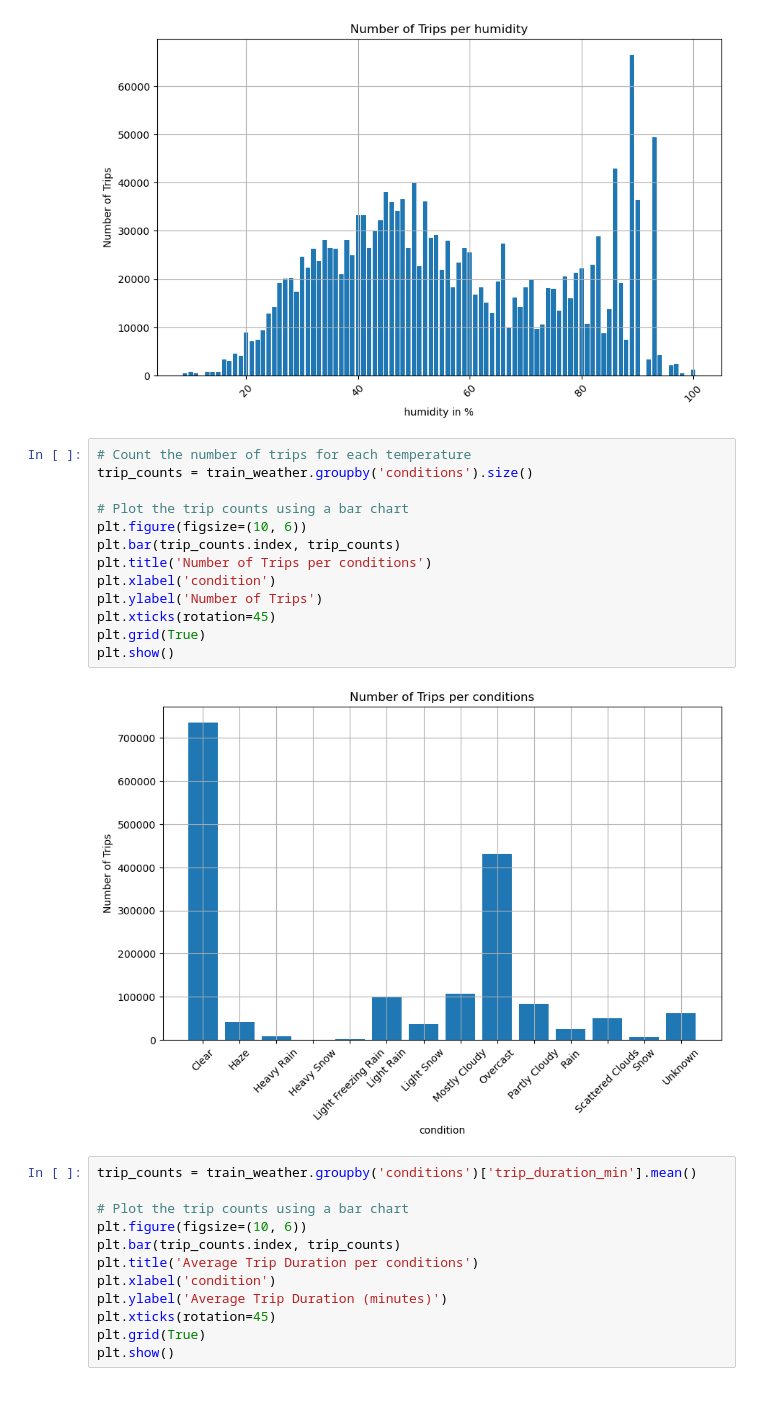
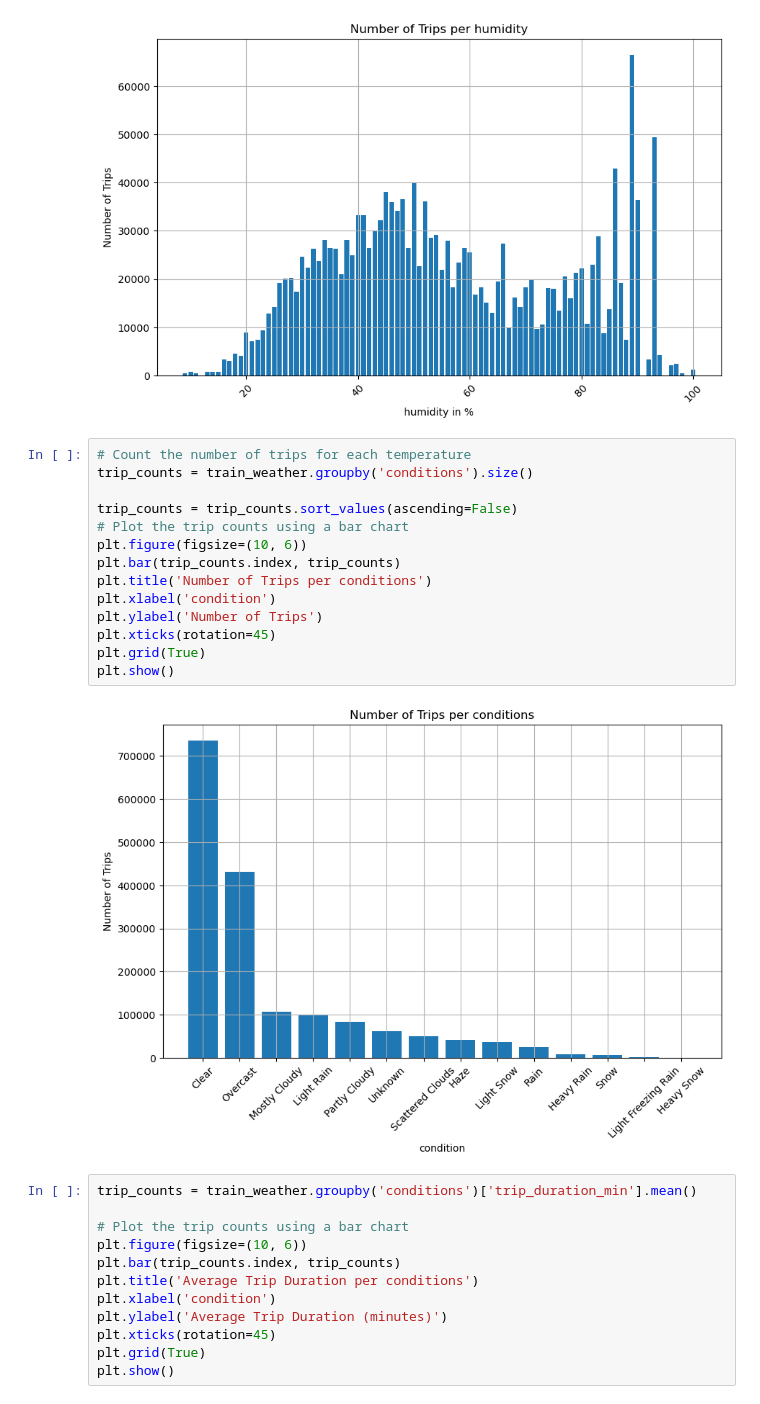
Before and after one commit to Niki123456123456/taxi_trip_duration, a Jupyter notebook: train_with_weather.ipynb, the cells around one changed output. Saved outputs shown, nothing was run; the diff lists cells and outputs as text.

```diff
--- a/train_with_weather.ipynb
+++ b/train_with_weather.ipynb
@@ -197,18 +259,19 @@ plt.show()
 # %%
 # Count the number of trips for each temperature
 trip_counts = train_weather.groupby('conditions').size()
 
+trip_counts = trip_counts.sort_values(ascending=False)
 # Plot the trip counts using a bar chart
 plt.figure(figsize=(10, 6))
 plt.bar(trip_counts.index, trip_counts)
 plt.title('Number of Trips per conditions')
 plt.xlabel('condition')
 plt.ylabel('Number of Trips')
 plt.xticks(rotation=45)
 plt.grid(True)
 plt.show()
 # %% [output]
-[figure, old version]
+[figure, new version]
 # %%
 trip_counts = train_weather.groupby('conditions')['trip_duration_min'].mean()
 
```
Also changed, not shown: parts of 3 cells of this notebook, 3 other files.
